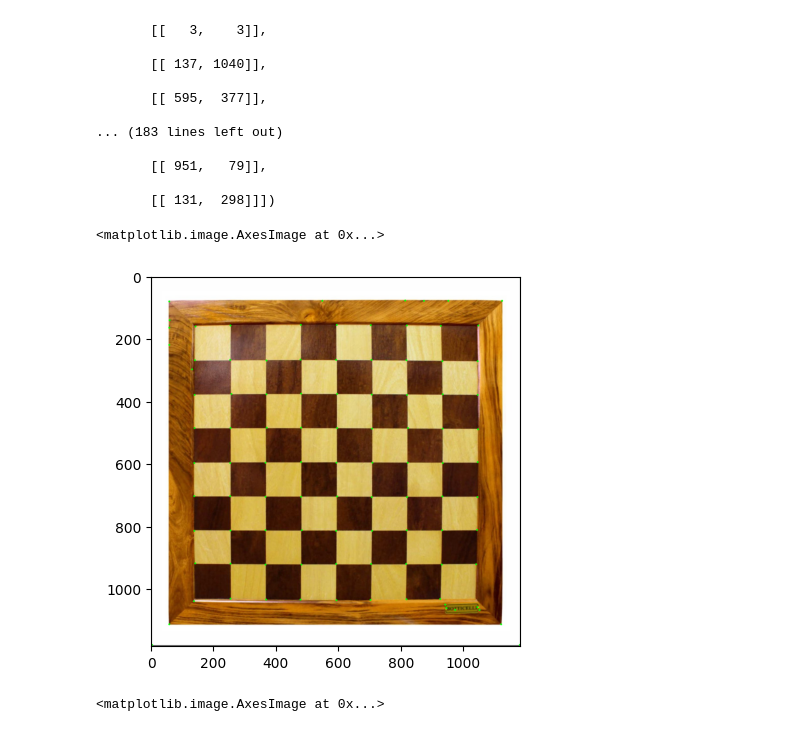
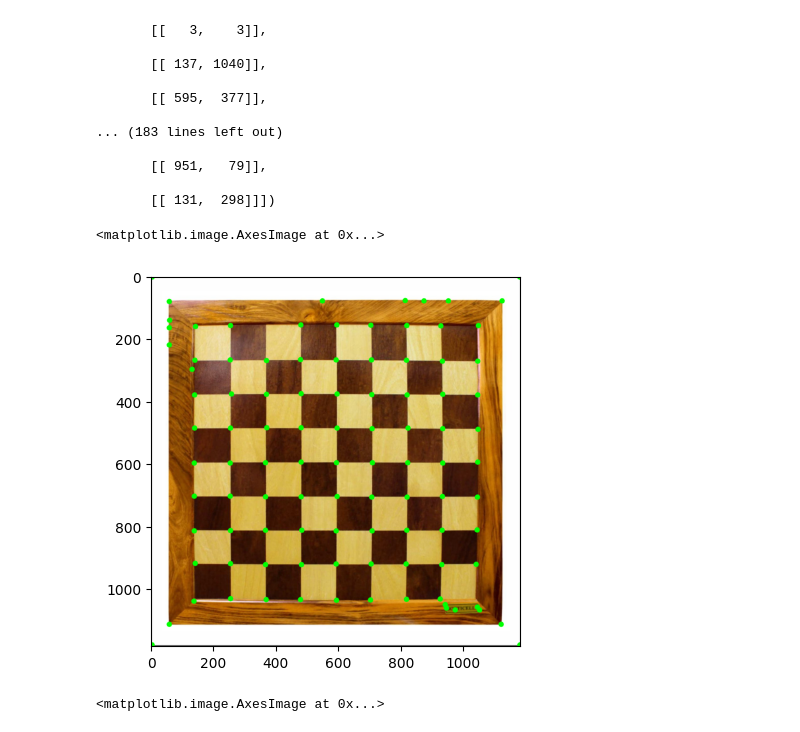
Before and after one commit to lacymelo/visao-computacional, a Jupyter notebook: aula-14/code/edge-detection.ipynb, the cells around one changed output. Drawn from its saved outputs; the diff is of its cells as text; code cells hidden in the pictures.

```diff
--- a/aula-14/code/edge-detection.ipynb
+++ b/aula-14/code/edge-detection.ipynb
@@ -67,14 +67,14 @@ array([[[1180, 1180]],
 # %%
 # plotando os círculos na imagem
 for i in edges:
 
     x,y = i.ravel()
-    cv2.circle(xadrez, center=(x,y), radius=3, color=(0,255,0), thickness=-1)
+    cv2.circle(xadrez, center=(x,y), radius=3, color=(0,255,0), thickness=10)
 
 plt.imshow(xadrez)
 # %% [output]
 <matplotlib.image.AxesImage at 0x...>
-[figure, old version]
+[figure, new version]
 # %%
 # leitura da imagem
 realXadrez = cv2.imread('../../assets/xadrez-real.jpeg')
```
Also changed, not shown: 6 other files.
